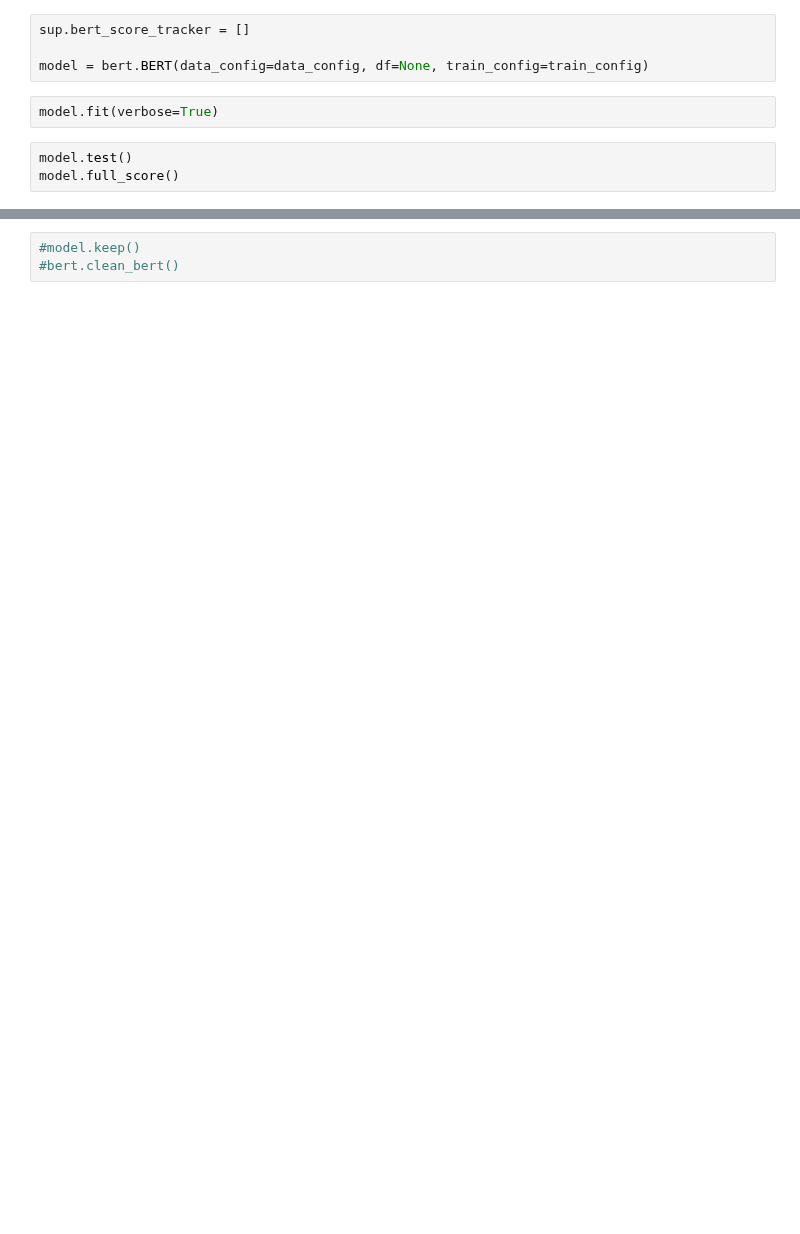
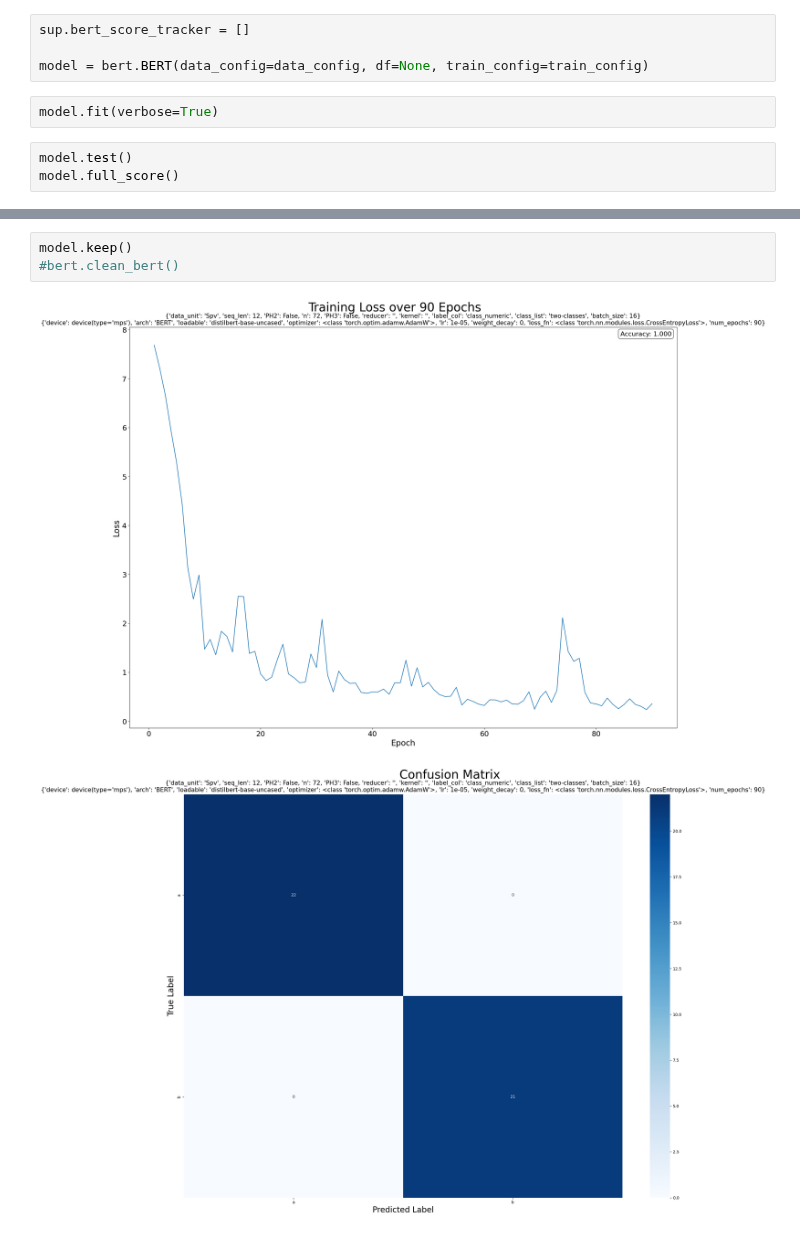
Before and after one commit to dasantac/TOG, a Jupyter notebook: src/TRAIN/architecture/BERT/BERTone.ipynb, the cells around one changed output, grey strips where cells are left out. Drawn from its saved outputs; the diff is of its cells as text; blank space fills up the shorter version.

```diff
--- a/src/TRAIN/architecture/BERT/BERTone.ipynb
+++ b/src/TRAIN/architecture/BERT/BERTone.ipynb
@@ -74,3 +74,6 @@ model.show_confusion_matrix()
 # %%
-#model.keep()
+model.keep()
 #bert.clean_bert()
+# %% [output]
+[figure, added]
+[figure, added]
```
Also changed, not shown: parts of 2 cells of this notebook.
